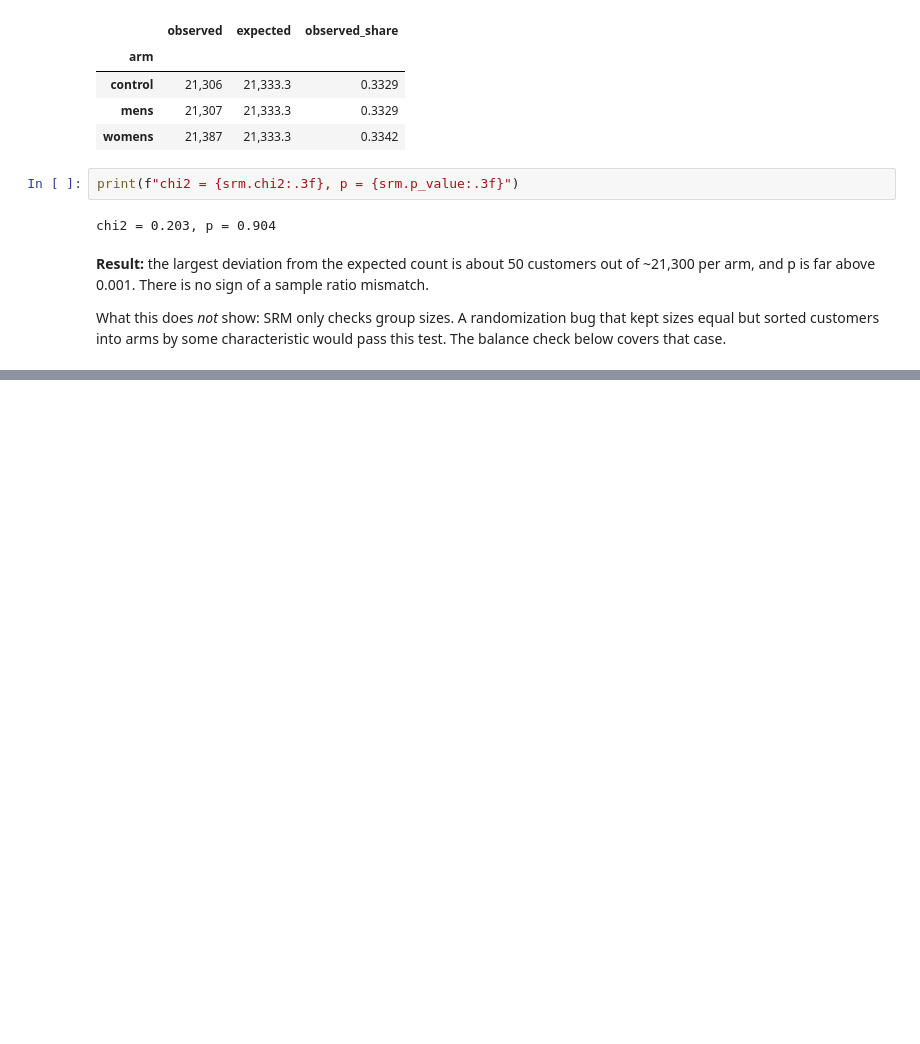
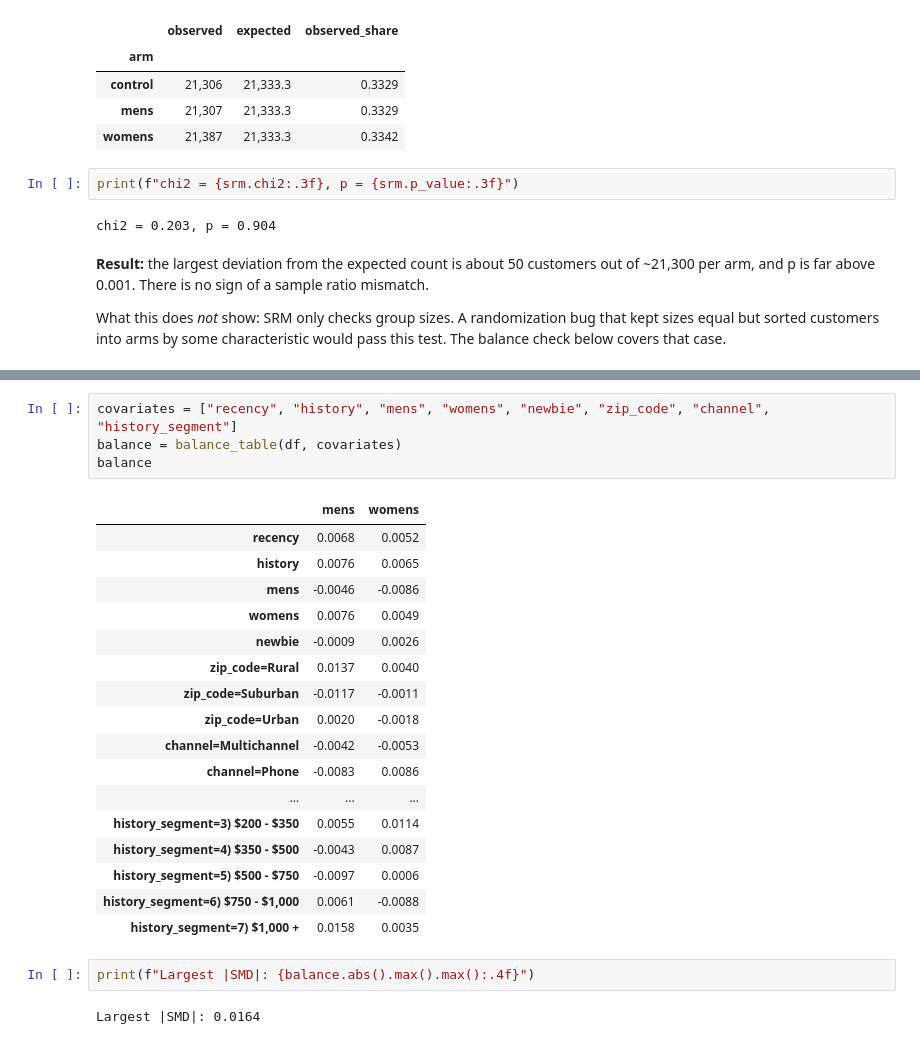
Before and after one commit to berkcansuner/hillstrom-email-uplift, a Jupyter notebook: notebooks/02_validity.ipynb, the cells around one changed output, grey strips where cells are left out. Cells and saved outputs as stored; diff of their text form; blank space fills up the shorter version.

```diff
--- a/notebooks/02_validity.ipynb
+++ b/notebooks/02_validity.ipynb
@@ -52,0 +63,26 @@ What this does *not* show: SRM only checks group sizes. A randomization bug that
+# %%
+covariates = ["recency", "history", "mens", "womens", "newbie", "zip_code", "channel", "history_segment"]
+balance = balance_table(df, covariates)
+balance
+# %% [output]
+|  | mens | womens |
+| recency | 0.0068 | 0.0052 |
+| history | 0.0076 | 0.0065 |
+| mens | -0.0046 | -0.0086 |
+| womens | 0.0076 | 0.0049 |
+| newbie | -0.0009 | 0.0026 |
+| zip_code=Rural | 0.0137 | 0.0040 |
+| zip_code=Suburban | -0.0117 | -0.0011 |
+| zip_code=Urban | 0.0020 | -0.0018 |
+| channel=Multichannel | -0.0042 | -0.0053 |
+| channel=Phone | -0.0083 | 0.0086 |
+| ... | ... | ... |
+| history_segment=3) $200 - $350 | 0.0055 | 0.0114 |
+| history_segment=4) $350 - $500 | -0.0043 | 0.0087 |
+| history_segment=5) $500 - $750 | -0.0097 | 0.0006 |
+| history_segment=6) $750 - $1,000 | 0.0061 | -0.0088 |
+| history_segment=7) $1,000 + | 0.0158 | 0.0035 |
+# %%
+print(f"Largest |SMD|: {balance.abs().max().max():.4f}")
+# %% [output]
+Largest |SMD|: 0.0164
```
Also changed, not shown: parts of 4 cells of this notebook, 2 other files.
